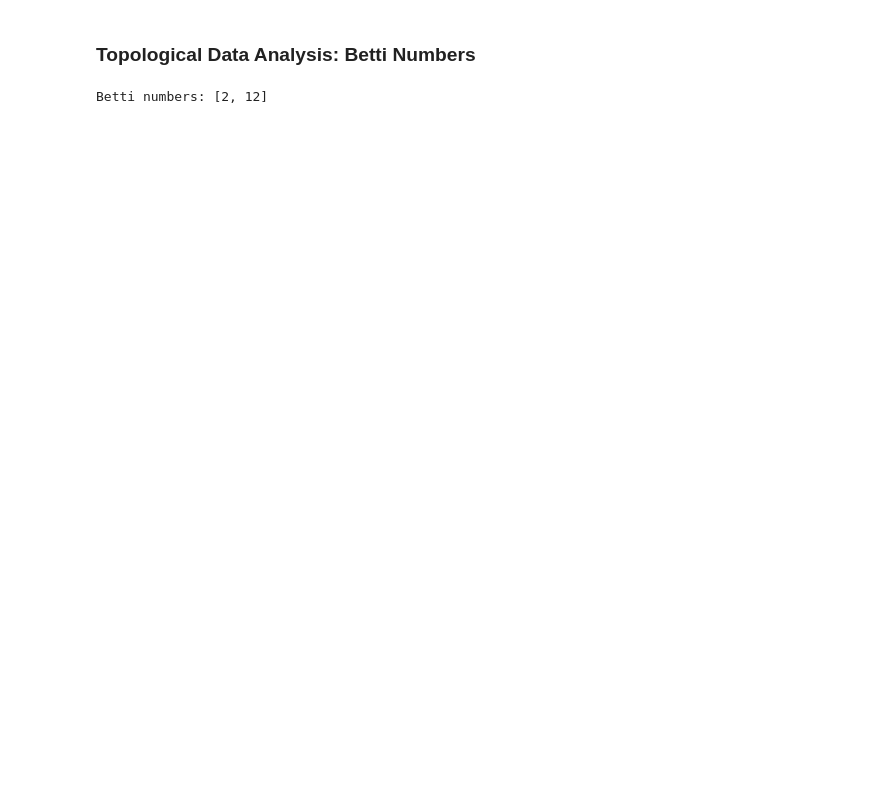
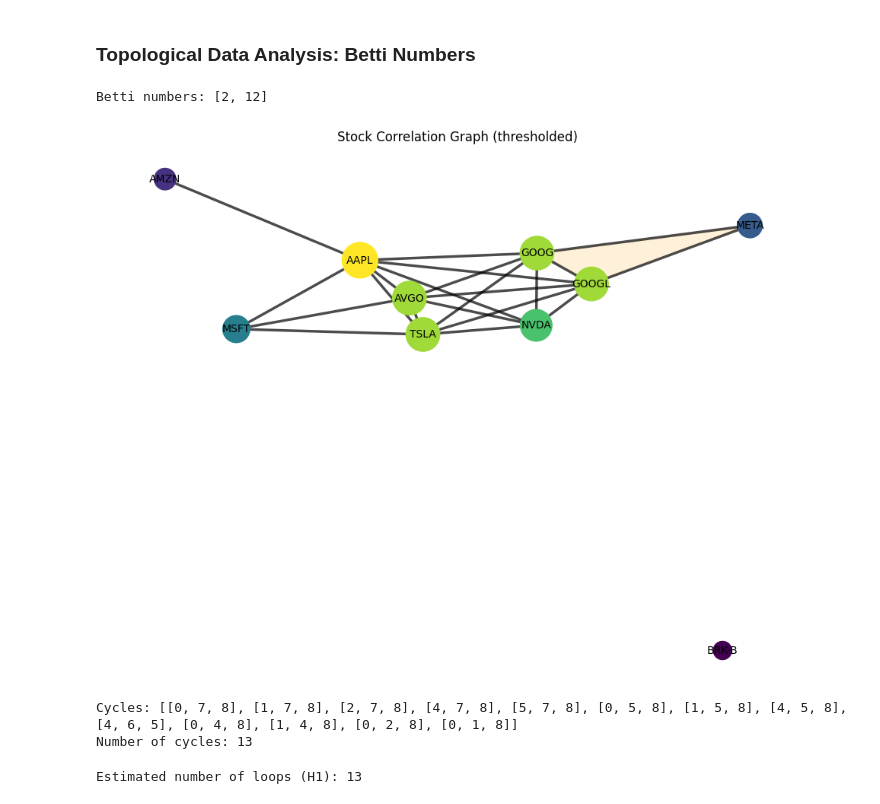
Before and after one commit to casslee1351/Finance-Projects, a Jupyter notebook: Graph-based Methods on Stock Returns.ipynb, the cells around one changed output. Saved outputs shown, nothing was run; the diff lists cells and outputs as text; code cells hidden in the pictures; blank space fills up the shorter version.

```diff
--- a/Graph-based Methods on Stock Returns.ipynb
+++ b/Graph-based Methods on Stock Returns.ipynb
@@ -15,7 +15,7 @@ sp500 = list(pd.read_csv('sp500_companies.csv')['Symbol'])
 for tick in ['ANSS', 'DFS', 'JNPR', 'WBA', 'HES', 'PARA', 'GEV', 'SOLV', 'AMTM']:
     sp500.remove(tick)
 # %%
-tickers = sp500[:10]
+tickers = ['AAPL','NVDA','MSFT','AMZN','GOOGL','GOOG','META','TSLA','AVGO','BRK-B']
 
 # Download data
 data = yf.download(tickers, start="2022-01-01", end="2024-01-01")["Close"]
@@ -198,3 +184,46 @@ betti = st.betti_numbers()
 print("Betti numbers:", betti)
 # %% [output]
 Betti numbers: [2, 12]
+# %%
+from matplotlib.patches import Polygon
+
+pos = nx.spring_layout(G, seed=42, k=0.5)
+
+# node visuals
+degrees = np.array([G.degree(n) for n in G.nodes()])
+node_sizes = 300 + 120 * degrees
+node_colors = degrees
+
+# edge visuals (use weight if present)
+edge_weights = [G[u][v].get('weight', 1.0) for u, v in G.edges()]
+
+plt.figure(figsize=(12,9))
+# draw triangle faces first (semi-transparent)
+for clique in nx.find_cliques(G):
+    if len(clique) == 3:
+        pts = [pos[n] for n in clique]
+        poly = Polygon(pts, closed=True, facecolor='orange', alpha=0.15, edgecolor=None)
+        plt.gca().add_patch(poly)
+
+nx.draw_networkx_nodes(G, pos, node_size=node_sizes, node_color=node_colors, cmap=plt.cm.viridis)
+nx.draw_networkx_edges(G, pos, width=[2.5 * abs(w) for w in edge_weights], alpha=0.7)
+nx.draw_networkx_labels(G, pos, labels={n: tickers[n] for n in G.nodes()}, font_size=10)
+plt.title("Stock Correlation Graph (thresholded)")
+plt.axis('off')
+plt.show()
+# %% [output]
+[figure, added]
+# %%
+cycles = nx.cycle_basis(G)
+print("Cycles:", cycles)
+print("Number of cycles:", len(cycles))
+# %% [output]
+Cycles: [[0, 7, 8], [1, 7, 8], [2, 7, 8], [4, 7, 8], [5, 7, 8], [0, 5, 8], [1, 5, 8], [4, 5, 8], [4, 6, 5], [0, 4, 8], [1, 4, 8], [0, 2, 8], [0, 1, 8]]
+Number of cycles: 13
+# %%
+# Suppose G is thresholded correlation graph
+cycles = nx.cycle_basis(G)
+beta1_estimate = len(cycles)  # rough H1 estimate
+print("Estimated number of loops (H1):", beta1_estimate)
+# %% [output]
+Estimated number of loops (H1): 13
```
Also changed, not shown: parts of 8 cells of this notebook, 6 other files.
